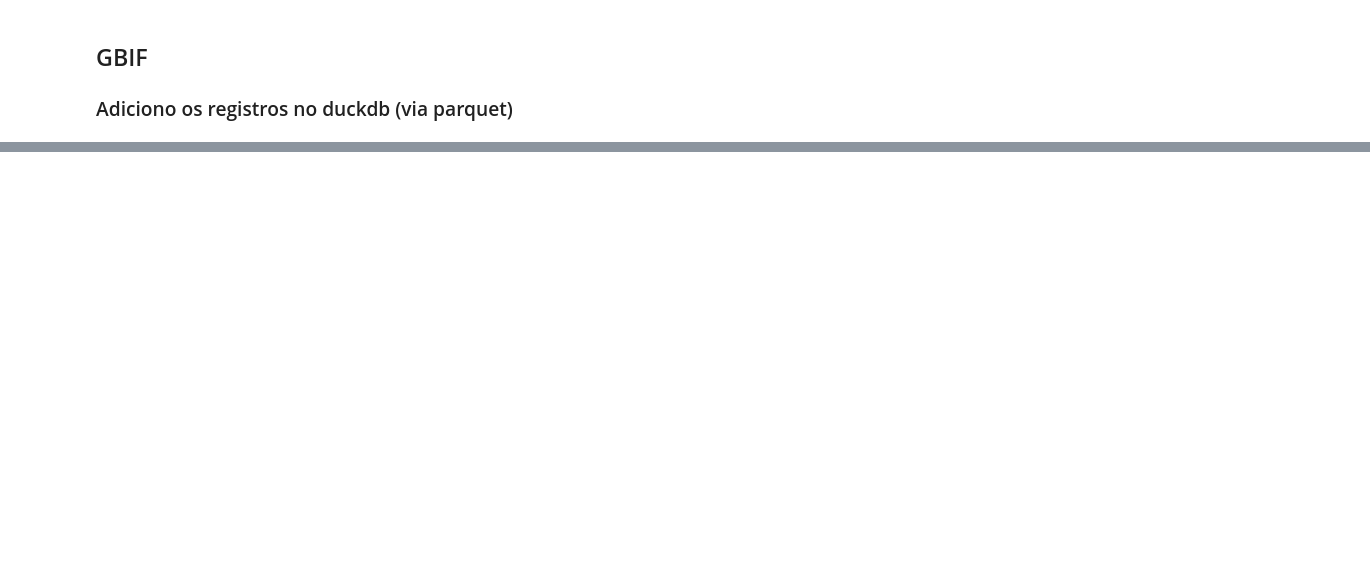
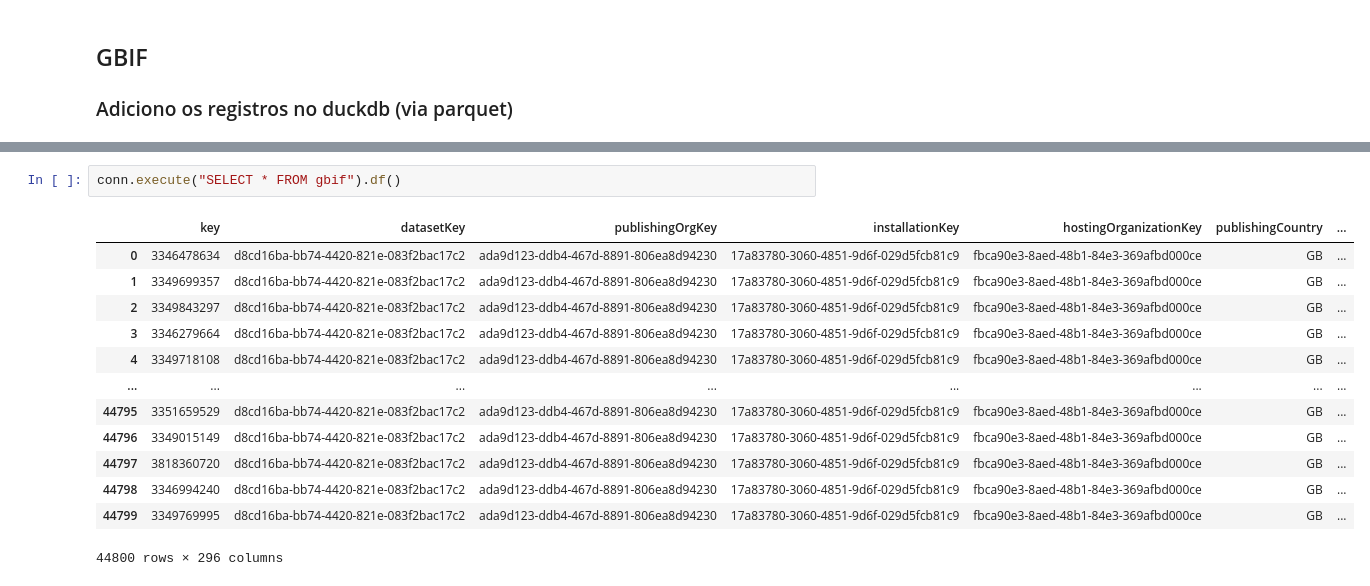
Before and after one commit to xaaaandao/din4072-applied-data-science, a Jupyter notebook: 03load.ipynb, the cells around one changed output, grey strips where cells are left out. Saved outputs shown, nothing was run; the diff lists cells and outputs as text; blank space fills up the shorter version.

```diff
--- a/03load.ipynb
+++ b/03load.ipynb
@@ -59,0 +79,16 @@ conn.execute("SELECT * FROM gbif LIMIT 5").df()
+# %%
+conn.execute("SELECT * FROM gbif").df()
+# %% [output]
+|  | key | datasetKey | publishingOrgKey | installationKey | hostingOrganizationKey | publishingCountry | ... |
+| 0 | 3346478634 | d8cd16ba-bb74-4420-821e-083f2bac17c2 | ada9d123-ddb4-467d-8891-806ea8d94230 | 17a83780-3060-4851-9d6f-029d5fcb81c9 | fbca90e3-8aed-48b1-84e3-369afbd000ce | GB | ... |
+| 1 | 3349699357 | d8cd16ba-bb74-4420-821e-083f2bac17c2 | ada9d123-ddb4-467d-8891-806ea8d94230 | 17a83780-3060-4851-9d6f-029d5fcb81c9 | fbca90e3-8aed-48b1-84e3-369afbd000ce | GB | ... |
+| 2 | 3349843297 | d8cd16ba-bb74-4420-821e-083f2bac17c2 | ada9d123-ddb4-467d-8891-806ea8d94230 | 17a83780-3060-4851-9d6f-029d5fcb81c9 | fbca90e3-8aed-48b1-84e3-369afbd000ce | GB | ... |
+| 3 | 3346279664 | d8cd16ba-bb74-4420-821e-083f2bac17c2 | ada9d123-ddb4-467d-8891-806ea8d94230 | 17a83780-3060-4851-9d6f-029d5fcb81c9 | fbca90e3-8aed-48b1-84e3-369afbd000ce | GB | ... |
+| 4 | 3349718108 | d8cd16ba-bb74-4420-821e-083f2bac17c2 | ada9d123-ddb4-467d-8891-806ea8d94230 | 17a83780-3060-4851-9d6f-029d5fcb81c9 | fbca90e3-8aed-48b1-84e3-369afbd000ce | GB | ... |
+| ... | ... | ... | ... | ... | ... | ... | ... |
+| 44795 | 3351659529 | d8cd16ba-bb74-4420-821e-083f2bac17c2 | ada9d123-ddb4-467d-8891-806ea8d94230 | 17a83780-3060-4851-9d6f-029d5fcb81c9 | fbca90e3-8aed-48b1-84e3-369afbd000ce | GB | ... |
+| 44796 | 3349015149 | d8cd16ba-bb74-4420-821e-083f2bac17c2 | ada9d123-ddb4-467d-8891-806ea8d94230 | 17a83780-3060-4851-9d6f-029d5fcb81c9 | fbca90e3-8aed-48b1-84e3-369afbd000ce | GB | ... |
+| 44797 | 3818360720 | d8cd16ba-bb74-4420-821e-083f2bac17c2 | ada9d123-ddb4-467d-8891-806ea8d94230 | 17a83780-3060-4851-9d6f-029d5fcb81c9 | fbca90e3-8aed-48b1-84e3-369afbd000ce | GB | ... |
+| 44798 | 3346994240 | d8cd16ba-bb74-4420-821e-083f2bac17c2 | ada9d123-ddb4-467d-8891-806ea8d94230 | 17a83780-3060-4851-9d6f-029d5fcb81c9 | fbca90e3-8aed-48b1-84e3-369afbd000ce | GB | ... |
+| 44799 | 3349769995 | d8cd16ba-bb74-4420-821e-083f2bac17c2 | ada9d123-ddb4-467d-8891-806ea8d94230 | 17a83780-3060-4851-9d6f-029d5fcb81c9 | fbca90e3-8aed-48b1-84e3-369afbd000ce | GB | ... |
+44800 rows × 296 columns
```
Also changed, not shown: parts of 5 cells of this notebook, 8 other files.
